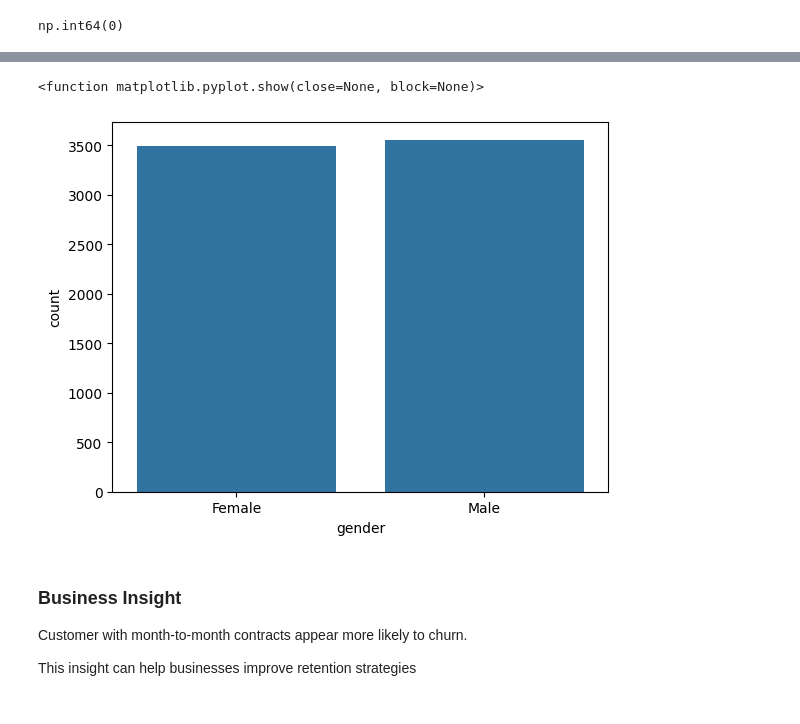
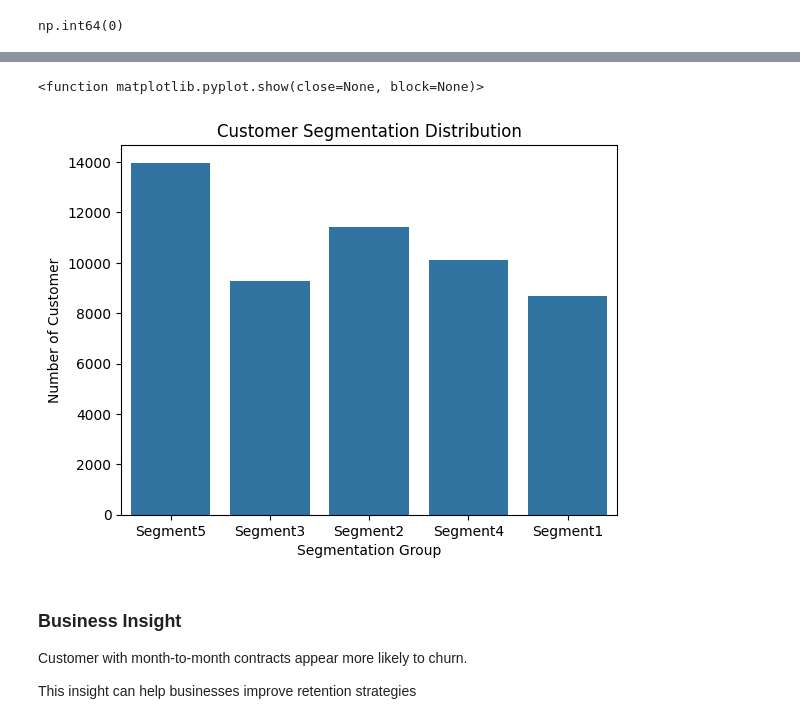
Before and after one commit to Adityakarkare2006/Customer-Intelligence-Dashboard, a Jupyter notebook: notebooks/EDA.ipynb, the cells around one changed output, grey strips where cells are left out. Saved outputs shown, nothing was run; the diff lists cells and outputs as text; code cells hidden in the pictures.

```diff
--- a/notebooks/EDA.ipynb
+++ b/notebooks/EDA.ipynb
@@ -32,7 +32,7 @@ import numpy as np
 import matplotlib.pyplot as plt
 import seaborn as sns
 # %%
-df = pd.read_csv("../data/raw/customer_churn.csv")
+df = pd.read_csv("../data/raw/customer_intelligence.csv")
 # %%
 df.head()
 # %% [output]
@@ -240,9 +236,12 @@ plt.show()
 # %%
-sns.countplot(x="gender", data=df)
+sns.countplot(x="Segmentation Group", data=df)
+plt.title("Customer Segmentation Distribution")
+plt.xlabel("Segmentation Group")
+plt.ylabel("Number of Customer")
 plt.show
 # %% [output]
 <function matplotlib.pyplot.show(close=None, block=None)>
-[figure, old version]
+[figure, new version]
 # %% [markdown]
 ### Business Insight
 
```
Also changed, not shown: parts of 18 cells of this notebook, 4 other files.
